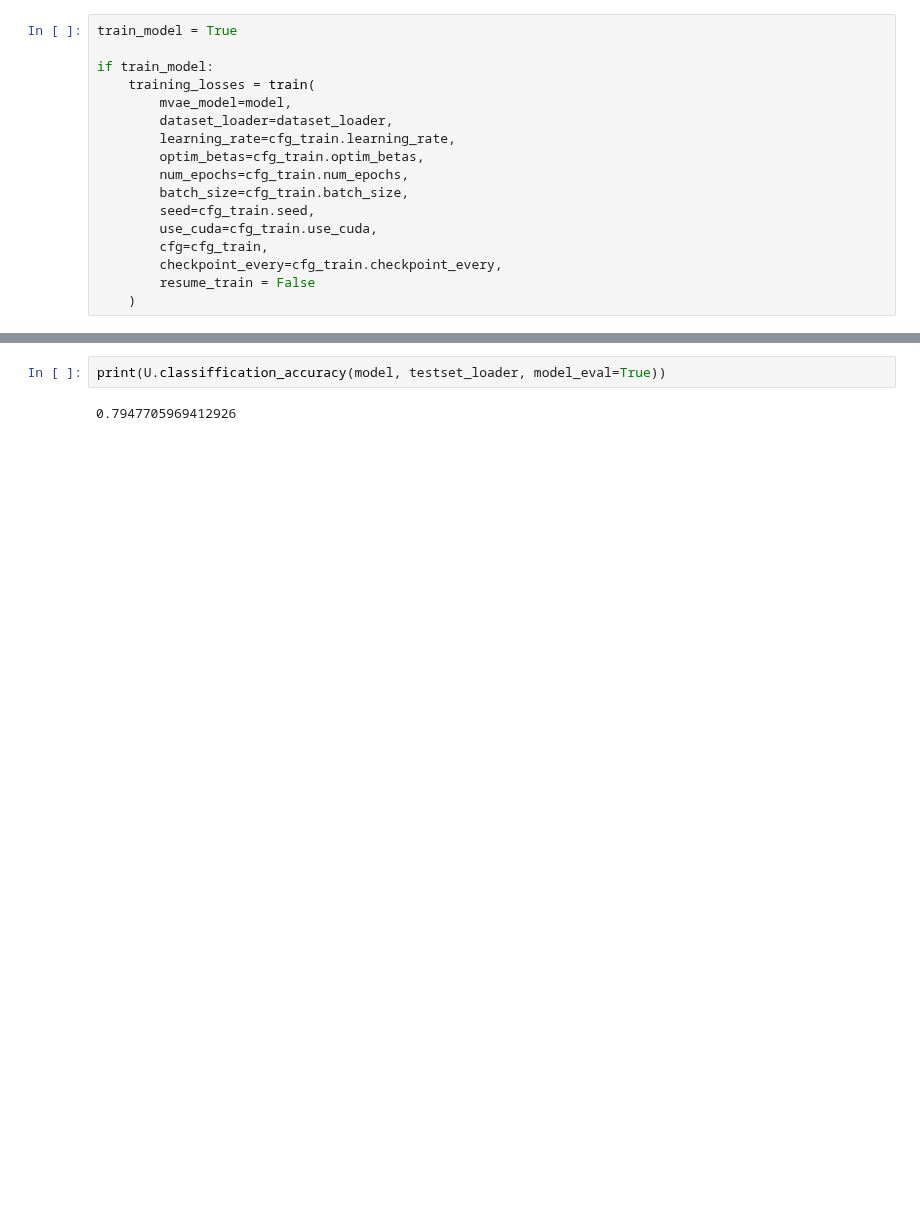
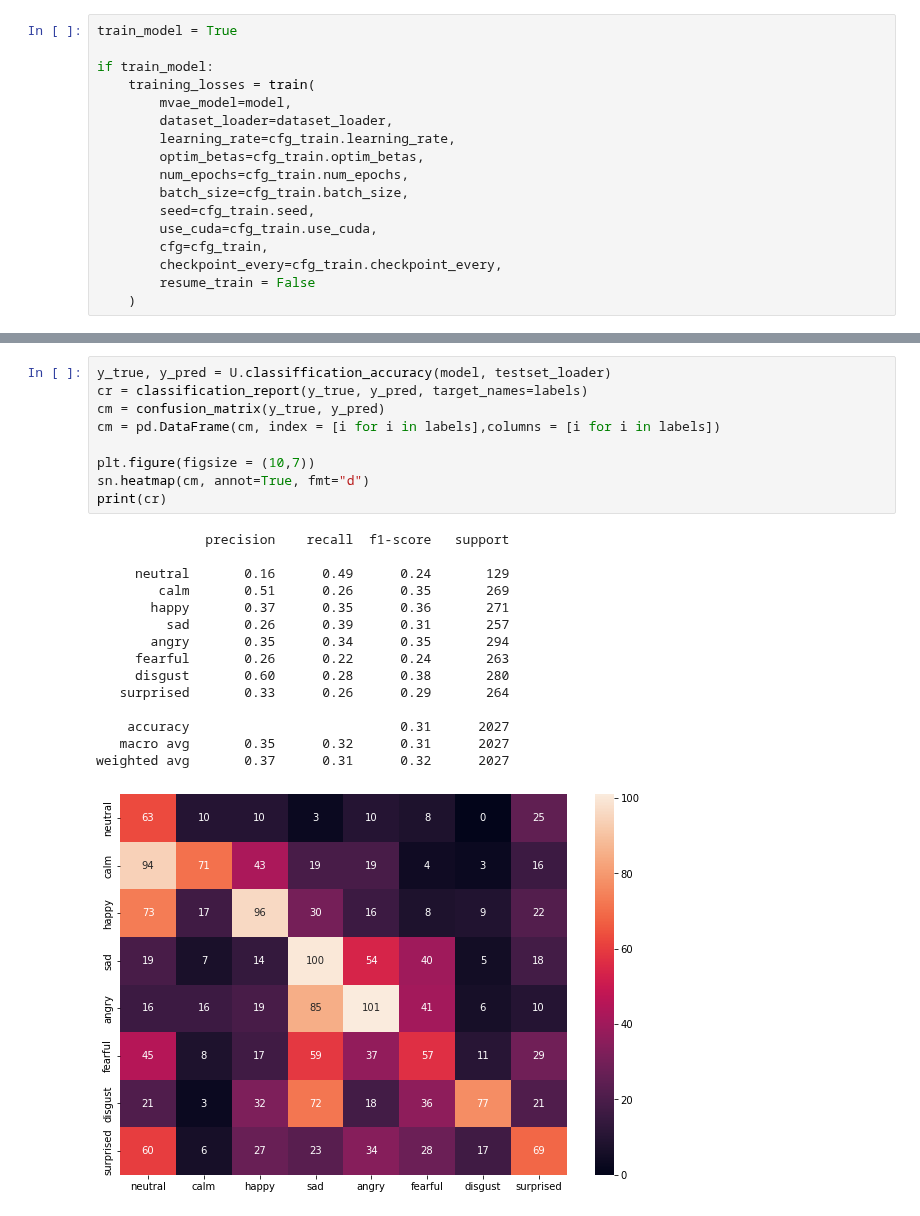
Before and after one commit to Ale-Ba2lero/Multimodal-Emotion-Analysis, a Jupyter notebook: src/mvae_torch/face_emotions_mvae_torch.ipynb, the cells around one changed output, grey strips where cells are left out. Cells and saved outputs as stored; diff of their text form; blank space fills up the shorter version.

```diff
--- a/src/mvae_torch/face_emotions_mvae_torch.ipynb
+++ b/src/mvae_torch/face_emotions_mvae_torch.ipynb
@@ -141,6 +155,25 @@ surprised acc:   0.9601989984512329
 # %%
-print(U.classiffication_accuracy(model, testset_loader, model_eval=True))
+y_true, y_pred = U.classiffication_accuracy(model, testset_loader)
+cr = classification_report(y_true, y_pred, target_names=labels)
+cm = confusion_matrix(y_true, y_pred)
+cm = pd.DataFrame(cm, index = [i for i in labels],columns = [i for i in labels])
+
+plt.figure(figsize = (10,7))
+sn.heatmap(cm, annot=True, fmt="d")
+print(cr)
 # %% [output]
-0.7947705969412926
+              precision    recall  f1-score   support
+
+     neutral       0.16      0.49      0.24       129
+        calm       0.51      0.26      0.35       269
+       happy       0.37      0.35      0.36       271
+         sad       0.26      0.39      0.31       257
+       angry       0.35      0.34      0.35       294
+     fearful       0.26      0.22      0.24       263
+     disgust       0.60      0.28      0.38       280
+   surprised       0.33      0.26      0.29       264
+
+    accuracy                           0.31      2027
+   macro avg       0.35      0.32      0.31      2027
+weighted avg       0.37      0.31      0.32      2027
+[figure, added]
-# %% [markdown]
-#
```
Also changed, not shown: parts of 9 cells of this notebook, 4 other files.
